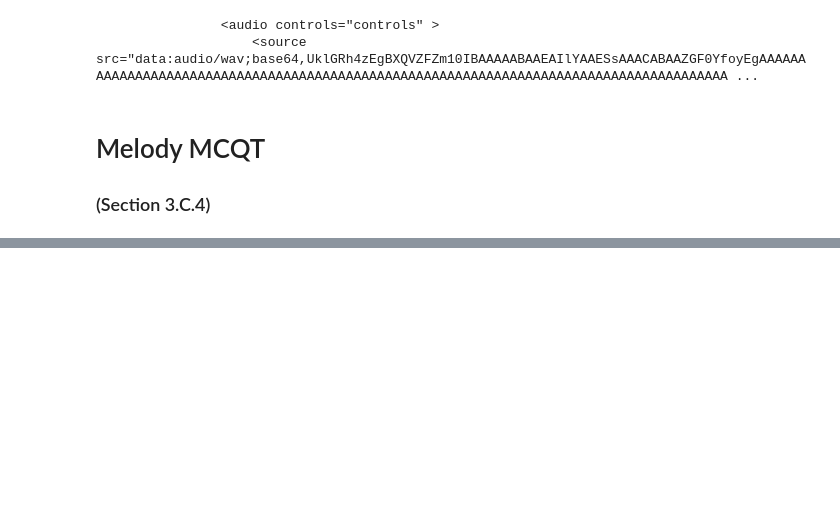
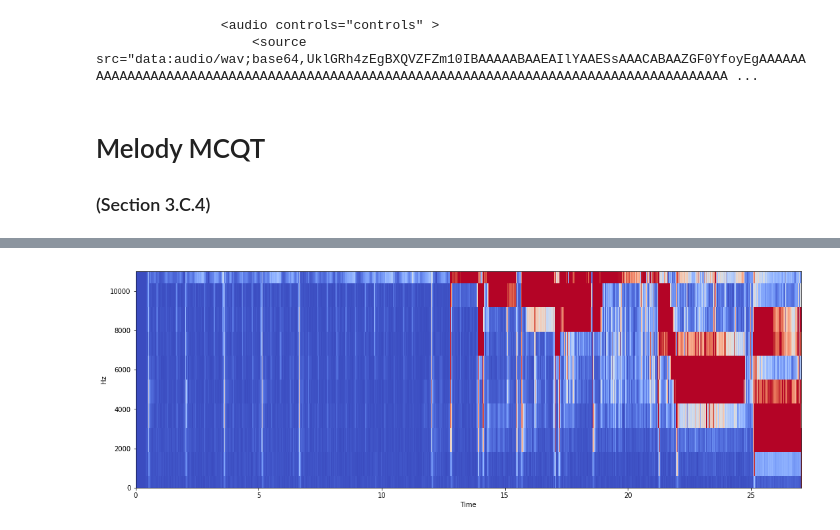
Before and after one commit to EgorDm/tempo_estimation_deep_learning, a Jupyter notebook: notebooks/features.ipynb, the cells around one changed output, grey strips where cells are left out. Drawn from its saved outputs; the diff is of its cells as text; code cells hidden in the pictures; blank space fills up the shorter version.

```diff
--- a/notebooks/features.ipynb
+++ b/notebooks/features.ipynb
@@ -27,0 +28,4 @@ q, f = features.extract_harmony_chroma(x, sr, plot=True)
+# %%
+q, f = features.extract_bass_lfs(x, sr, plot=True)
+# %% [output]
+[figure, added]
```
Also changed, not shown: parts of 2 cells of this notebook, 6 other files.
